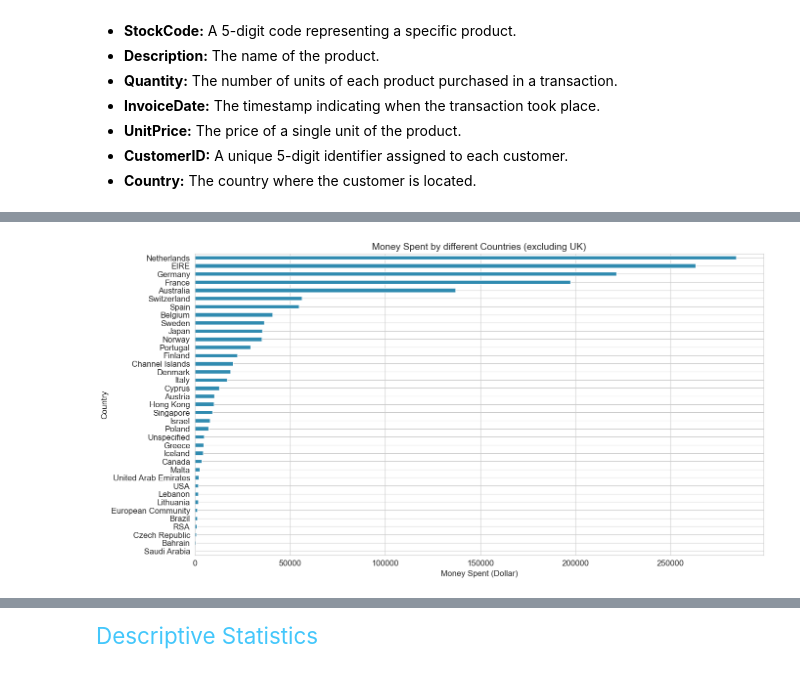
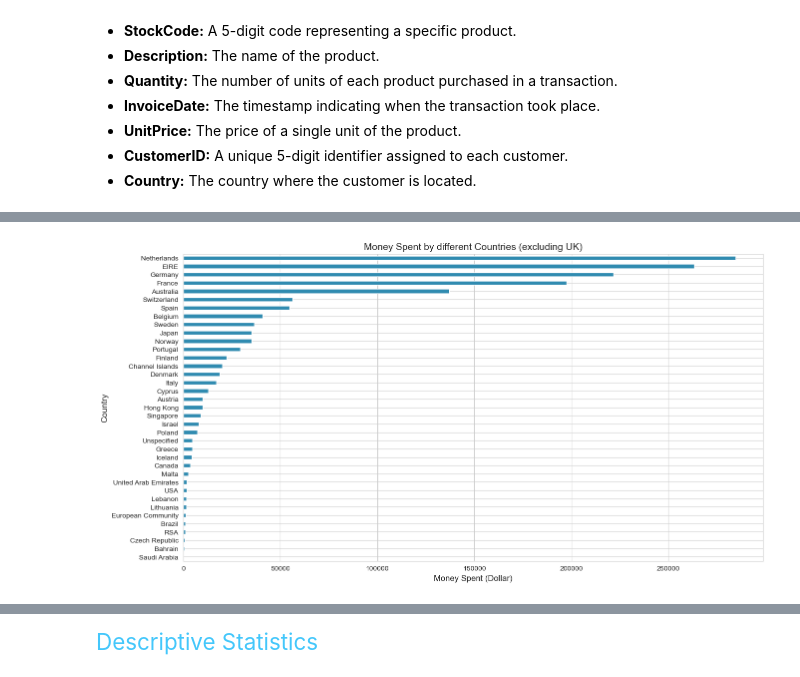
Before and after one commit to SidEnigma/eCommerce-CRM-Analytics, a Jupyter notebook: crm-analytics.ipynb, the cells around one changed output, grey strips where cells are left out. Saved outputs shown, nothing was run; the diff lists cells and outputs as text; code cells hidden in the pictures.

Commit message:
adjusted label and tick size for readability

```diff
--- a/crm-analytics.ipynb
+++ b/crm-analytics.ipynb
@@ -274,17 +276,19 @@ plt.show()
 # %%
 # Amount of money spent by different countries excluding UK
 group_country_amount_spent = df_new.groupby('Country')['AmountSpent'].sum().sort_values()
 del group_country_amount_spent['United Kingdom']
 
 # plotting total money spent by each country (without UK)
 plt.subplots(figsize=(15,8))
 group_country_amount_spent.plot(kind='barh', fontsize=12, color='#308bb0')
 plt.xlabel('Money Spent (Dollar)', fontsize=12)
 plt.ylabel('Country', fontsize=12)
+plt.xticks(size=10)
+plt.yticks(size=10)
 plt.title('Money Spent by different Countries (excluding UK)', fontsize=14)
 plt.show()
 # %% [output]
-[figure, old version]
+[figure, new version]
 [interactive output not drawn]
 # %% [markdown]
 <span style="color:#44c7fb;
```
Also changed, not shown: parts of 8 cells of this notebook.
